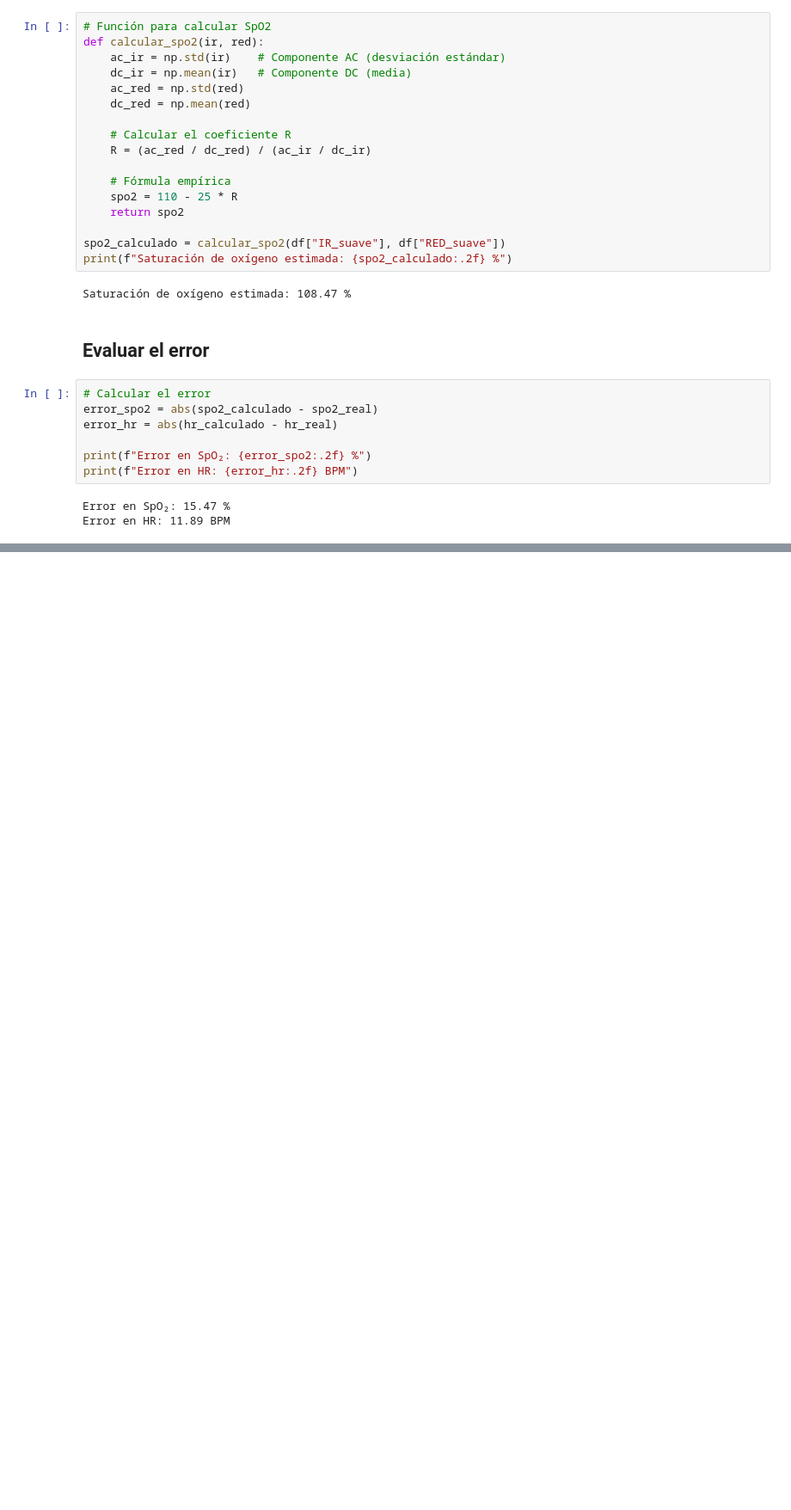
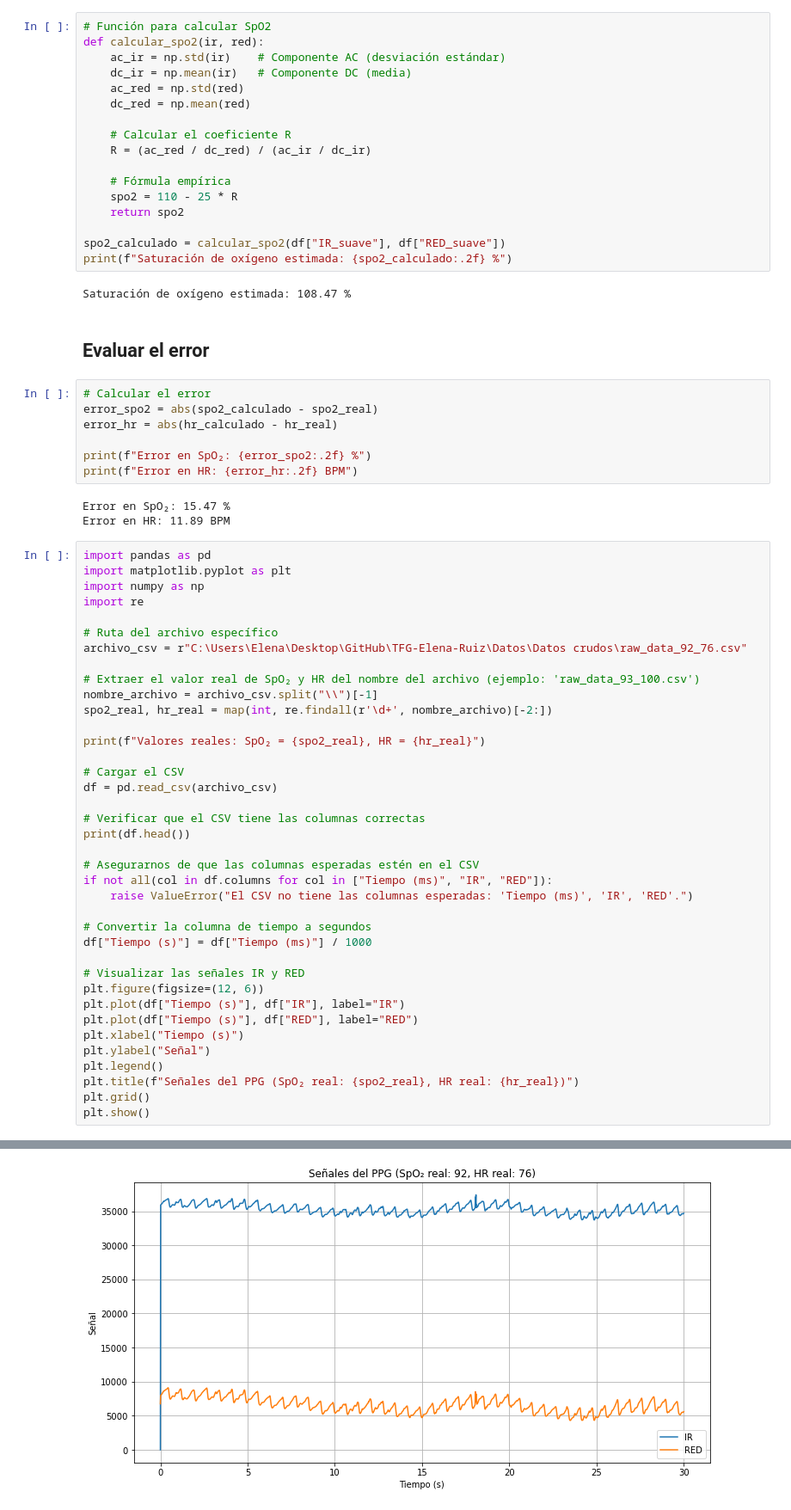
Before and after one commit to ElenaRuizMoreno/TFG-Elena-Ruiz, a Jupyter notebook: Scripts/Pruebas3.ipynb, the cells around one changed output, grey strips where cells are left out. Shown: that part at 86% size. Saved outputs shown, nothing was run; the diff lists cells and outputs as text; blank space fills up the shorter version.

```diff
--- a/Scripts/Pruebas3.ipynb
+++ b/Scripts/Pruebas3.ipynb
@@ -182,3 +418,42 @@ print(f"Error en HR: {error_hr:.2f} BPM")
 # %% [output]
 Error en SpO₂: 15.47 %
 Error en HR: 11.89 BPM
+# %%
+import pandas as pd
+import matplotlib.pyplot as plt
+import numpy as np
+import re
+
+# Ruta del archivo específico
+archivo_csv = r"C:\Users\Elena\Desktop\GitHub\TFG-Elena-Ruiz\Datos\Datos crudos\raw_data_92_76.csv"
+
+# Extraer el valor real de SpO₂ y HR del nombre del archivo (ejemplo: 'raw_data_93_100.csv')
+nombre_archivo = archivo_csv.split("\\")[-1]
+spo2_real, hr_real = map(int, re.findall(r'\d+', nombre_archivo)[-2:])
+
+print(f"Valores reales: SpO₂ = {spo2_real}, HR = {hr_real}")
+
+# Cargar el CSV
+df = pd.read_csv(archivo_csv)
+
+# Verificar que el CSV tiene las columnas correctas
+print(df.head())
+
+# Asegurarnos de que las columnas esperadas estén en el CSV
+if not all(col in df.columns for col in ["Tiempo (ms)", "IR", "RED"]):
+    raise ValueError("El CSV no tiene las columnas esperadas: 'Tiempo (ms)', 'IR', 'RED'.")
+
+# Convertir la columna de tiempo a segundos
+df["Tiempo (s)"] = df["Tiempo (ms)"] / 1000
+
+# Visualizar las señales IR y RED
+plt.figure(figsize=(12, 6))
+plt.plot(df["Tiempo (s)"], df["IR"], label="IR")
+plt.plot(df["Tiempo (s)"], df["RED"], label="RED")
+plt.xlabel("Tiempo (s)")
+plt.ylabel("Señal")
+plt.legend()
+plt.title(f"Señales del PPG (SpO₂ real: {spo2_real}, HR real: {hr_real})")
+plt.grid()
+plt.show()
+# %% [output]
@@ -184,0 +467 @@ Error en HR: 11.89 BPM
+[figure, added]
```
Also changed, not shown: parts of 28 cells of this notebook, 2 other files.
